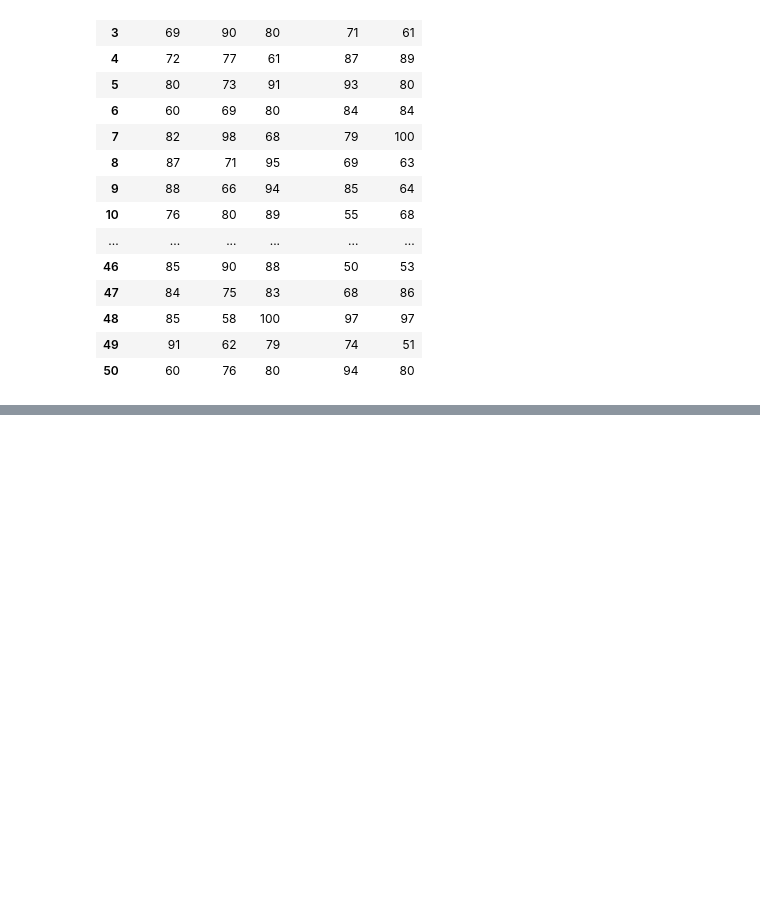
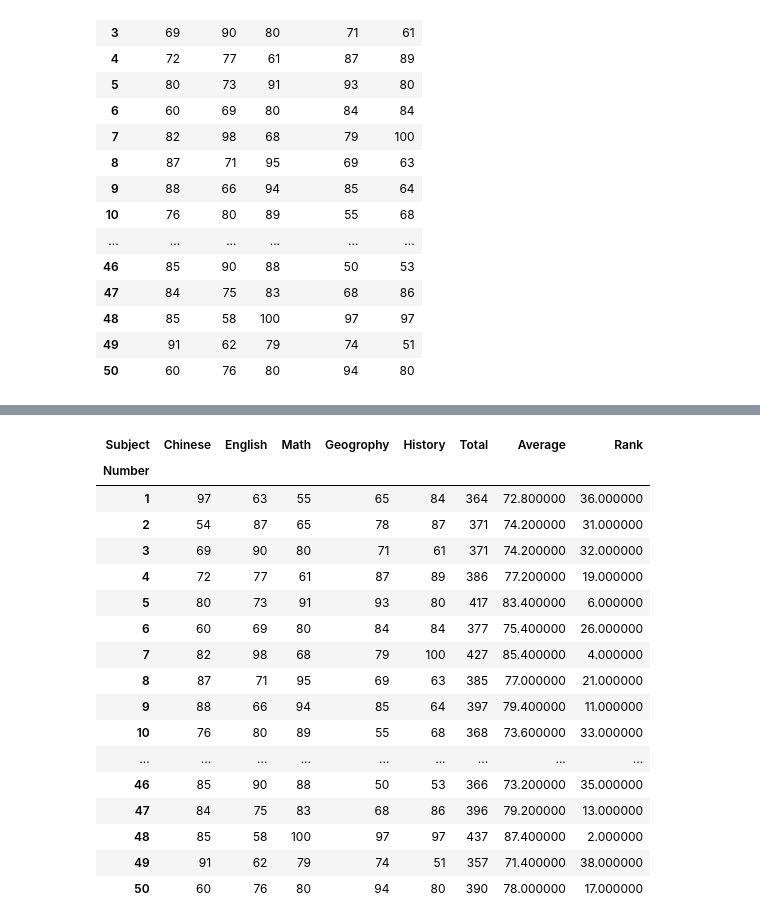
Before and after one commit to Gaeqwer/Python, a Jupyter notebook: lesoon11.ipynb, the cells around one changed output, grey strips where cells are left out. Cells and saved outputs as stored; diff of their text form; code cells hidden in the pictures; blank space fills up the shorter version.

```diff
--- a/lesoon11.ipynb
+++ b/lesoon11.ipynb
@@ -27,0 +214,24 @@ scores_pd
+# %%
+scores_pd.style.highlight_between(left=0,
+                                  right=59,
+                                  color='blue',
+                                  subset=['Chinese','English','Math','Geogrophy','History'])
+# %% [output]
+| Subject | Chinese | English | Math | Geogrophy | History | Total | Average | Rank |
+| Number |  |  |  |  |  |  |  |  |
+| 1 | 97 | 63 | 55 | 65 | 84 | 364 | 72.800000 | 36.000000 |
+| 2 | 54 | 87 | 65 | 78 | 87 | 371 | 74.200000 | 31.000000 |
+| 3 | 69 | 90 | 80 | 71 | 61 | 371 | 74.200000 | 32.000000 |
+| 4 | 72 | 77 | 61 | 87 | 89 | 386 | 77.200000 | 19.000000 |
+| 5 | 80 | 73 | 91 | 93 | 80 | 417 | 83.400000 | 6.000000 |
+| 6 | 60 | 69 | 80 | 84 | 84 | 377 | 75.400000 | 26.000000 |
+| 7 | 82 | 98 | 68 | 79 | 100 | 427 | 85.400000 | 4.000000 |
+| 8 | 87 | 71 | 95 | 69 | 63 | 385 | 77.000000 | 21.000000 |
+| 9 | 88 | 66 | 94 | 85 | 64 | 397 | 79.400000 | 11.000000 |
+| 10 | 76 | 80 | 89 | 55 | 68 | 368 | 73.600000 | 33.000000 |
+| ... | ... | ... | ... | ... | ... | ... | ... | ... |
+| 46 | 85 | 90 | 88 | 50 | 53 | 366 | 73.200000 | 35.000000 |
+| 47 | 84 | 75 | 83 | 68 | 86 | 396 | 79.200000 | 13.000000 |
+| 48 | 85 | 58 | 100 | 97 | 97 | 437 | 87.400000 | 2.000000 |
+| 49 | 91 | 62 | 79 | 74 | 51 | 357 | 71.400000 | 38.000000 |
+| 50 | 60 | 76 | 80 | 94 | 80 | 390 | 78.000000 | 17.000000 |
```
Also changed, not shown: parts of 8 cells of this notebook.
